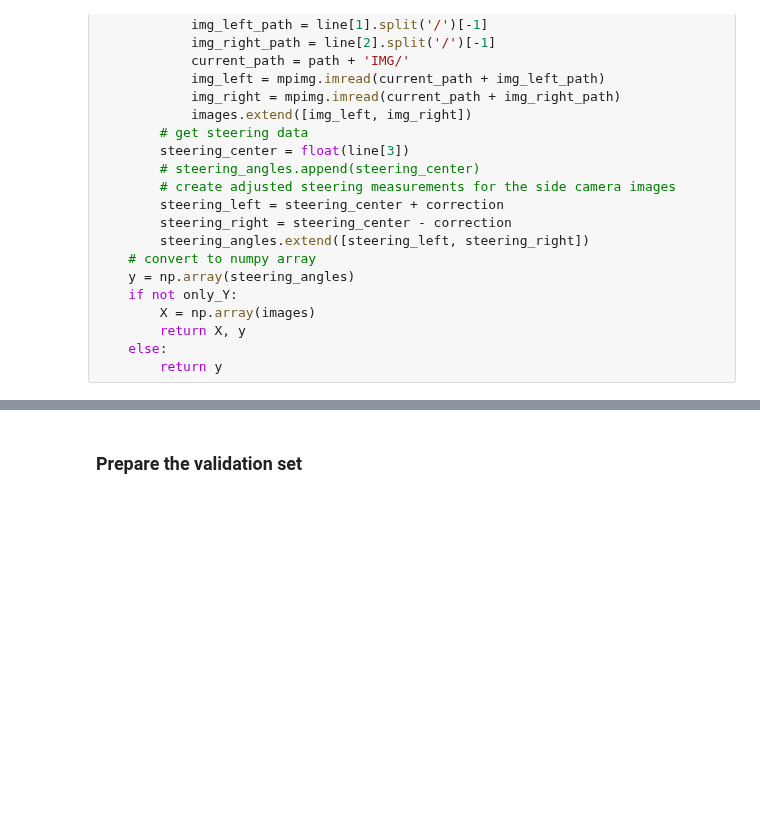
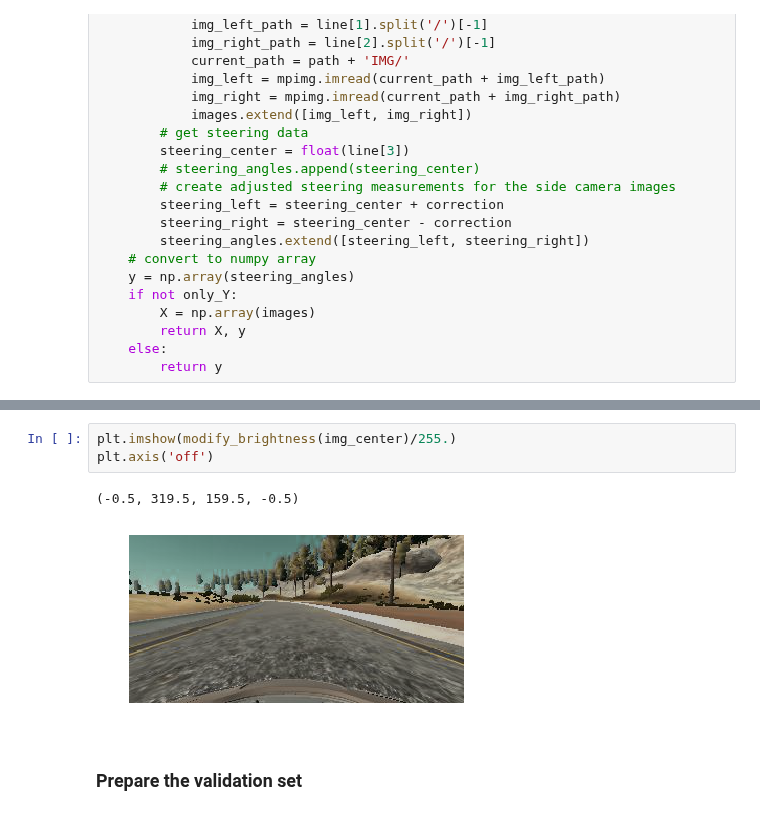
Before and after one commit to trimcao/sdcnd-p3-end-to-end-driving, a Jupyter notebook: train_model.ipynb, the cells around one changed output, grey strips where cells are left out. Saved outputs shown, nothing was run; the diff lists cells and outputs as text; blank space fills up the shorter version.

```diff
--- a/train_model.ipynb
+++ b/train_model.ipynb
@@ -97,3 +112,9 @@ def get_data_sides(path, correction=0.3, only_Y=False):
+# %%
+plt.imshow(modify_brightness(img_center)/255.)
+plt.axis('off')
+# %% [output]
+(-0.5, 319.5, 159.5, -0.5)
+[figure, added]
 # %% [markdown]
 ### Prepare the validation set
 # %%
```
Also changed, not shown: parts of 4 cells of this notebook, 2 other files.
